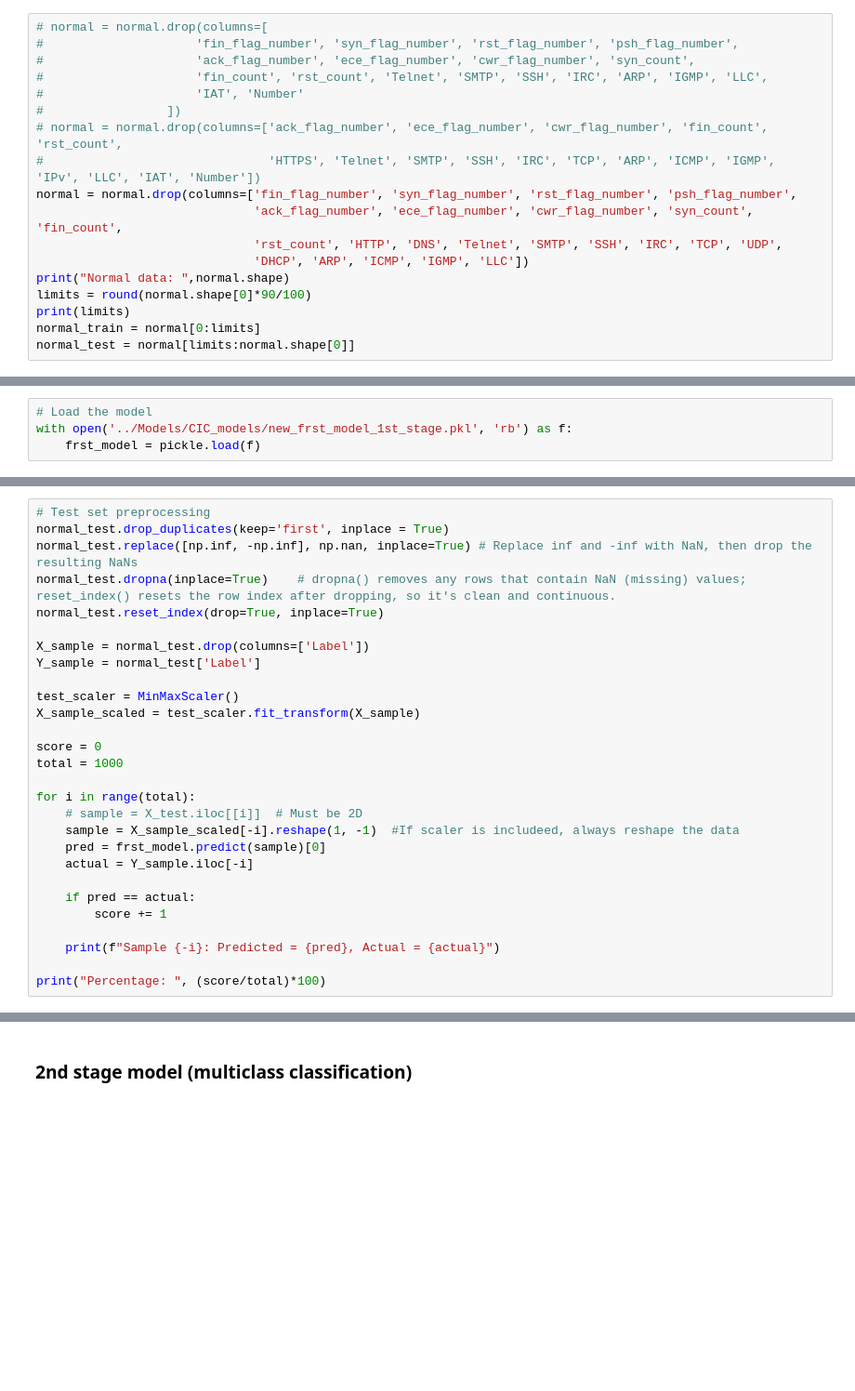
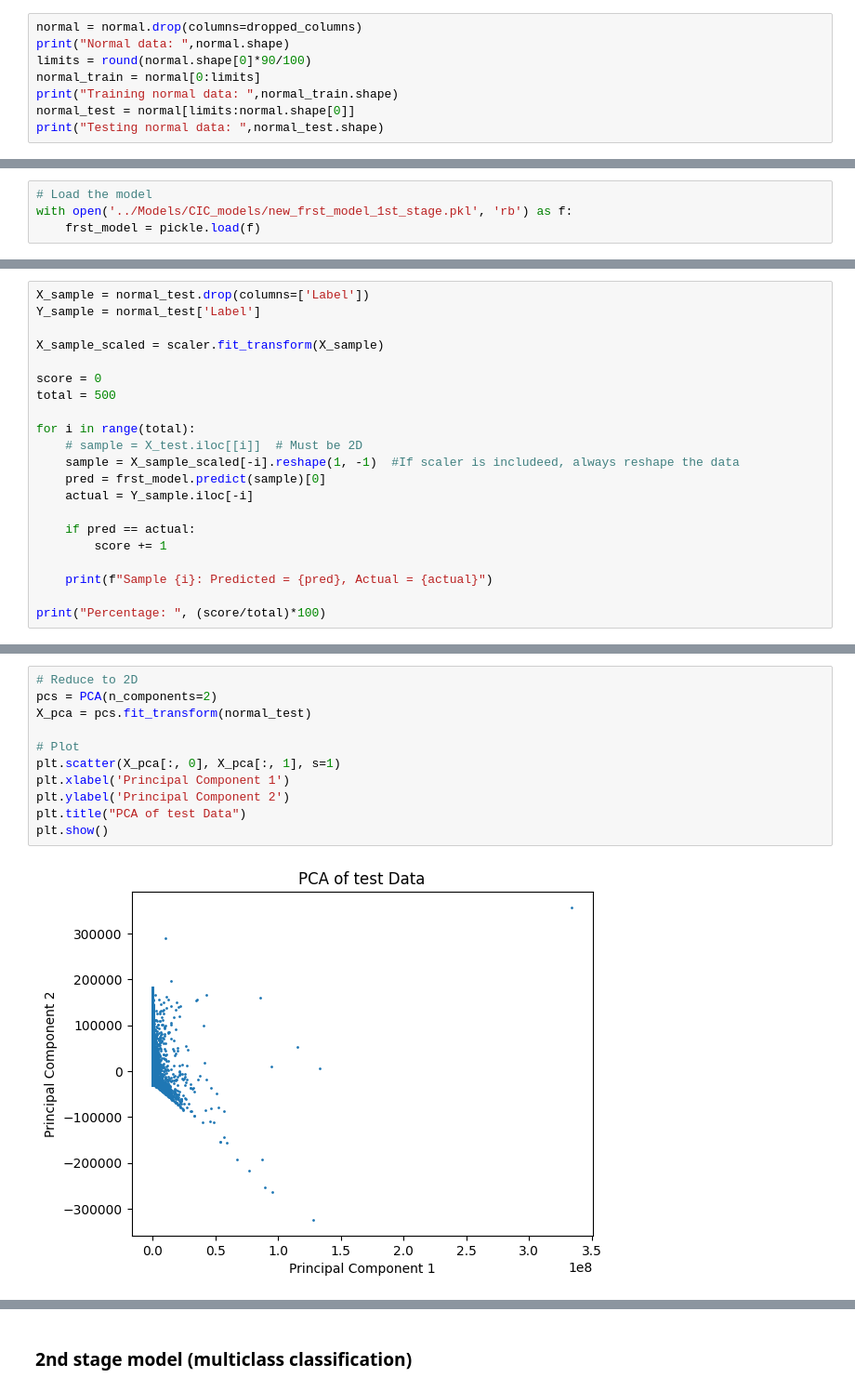
Before and after one commit to 2003congthinh/Capstone-Project, a Jupyter notebook: CIC_codes_folder/CICIDS2023_2-stage_classification.ipynb, the cells around one changed output, grey strips where cells are left out. Shown: that part at 93% size. Saved outputs shown, nothing was run; the diff lists cells and outputs as text; blank space fills up the shorter version.

```diff
--- a/CIC_codes_folder/CICIDS2023_2-stage_classification.ipynb
+++ b/CIC_codes_folder/CICIDS2023_2-stage_classification.ipynb
@@ -202,19 +182,9 @@ classify_attacks(attack_train)
 # %%
-# normal = normal.drop(columns=[
-#                     'fin_flag_number', 'syn_flag_number', 'rst_flag_number', 'psh_flag_number',
-#                     'ack_flag_number', 'ece_flag_number', 'cwr_flag_number', 'syn_count',
-#                     'fin_count', 'rst_count', 'Telnet', 'SMTP', 'SSH', 'IRC', 'ARP', 'IGMP', 'LLC',
-#                     'IAT', 'Number'
-#                 ])
-# normal = normal.drop(columns=['ack_flag_number', 'ece_flag_number', 'cwr_flag_number', 'fin_count', 'rst_count',
-#                               'HTTPS', 'Telnet', 'SMTP', 'SSH', 'IRC', 'TCP', 'ARP', 'ICMP', 'IGMP', 'IPv', 'LLC', 'IAT', 'Number'])
-normal = normal.drop(columns=['fin_flag_number', 'syn_flag_number', 'rst_flag_number', 'psh_flag_number',
-                              'ack_flag_number', 'ece_flag_number', 'cwr_flag_number', 'syn_count', 'fin_count',
-                              'rst_count', 'HTTP', 'DNS', 'Telnet', 'SMTP', 'SSH', 'IRC', 'TCP', 'UDP',
-                              'DHCP', 'ARP', 'ICMP', 'IGMP', 'LLC'])
+normal = normal.drop(columns=dropped_columns)
 print("Normal data: ",normal.shape)
 limits = round(normal.shape[0]*90/100)
-print(limits)
 normal_train = normal[0:limits]
+print("Training normal data: ",normal_train.shape)
 normal_test = normal[limits:normal.shape[0]]
+print("Testing normal data: ",normal_test.shape)
 # %% [output]
@@ -630,18 +700,11 @@ with open('../Models/CIC_models/new_frst_model_1st_stage.pkl', 'rb') as f:
 # %%
-# Test set preprocessing
-normal_test.drop_duplicates(keep='first', inplace = True)
-normal_test.replace([np.inf, -np.inf], np.nan, inplace=True) # Replace inf and -inf with NaN, then drop the resulting NaNs
-normal_test.dropna(inplace=True)    # dropna() removes any rows that contain NaN (missing) values; reset_index() resets the row index after dropping, so it's clean and continuous.
-normal_test.reset_index(drop=True, inplace=True)
-
 X_sample = normal_test.drop(columns=['Label'])
 Y_sample = normal_test['Label']
 
-test_scaler = MinMaxScaler()
-X_sample_scaled = test_scaler.fit_transform(X_sample)
+X_sample_scaled = scaler.fit_transform(X_sample)
 
 score = 0
-total = 1000
+total = 500
 
 for i in range(total):
     # sample = X_test.iloc[[i]]  # Must be 2D
@@ -652,7 +715,7 @@ for i in range(total):
     if pred == actual:
         score += 1
 
-    print(f"Sample {-i}: Predicted = {pred}, Actual = {actual}")
+    print(f"Sample {i}: Predicted = {pred}, Actual = {actual}")
 
 print("Percentage: ", (score/total)*100)
 # %% [output]
@@ -688 +739,14 @@ Percentage:  77.7
+# %%
+# Reduce to 2D
+pcs = PCA(n_components=2)
+X_pca = pcs.fit_transform(normal_test)
+
+# Plot
+plt.scatter(X_pca[:, 0], X_pca[:, 1], s=1)
+plt.xlabel('Principal Component 1')
+plt.ylabel('Principal Component 2')
+plt.title("PCA of test Data")
+plt.show()
+# %% [output]
+[figure, added]
 # %%
```
Also changed, not shown: parts of 31 cells of this notebook, 3 other files.
